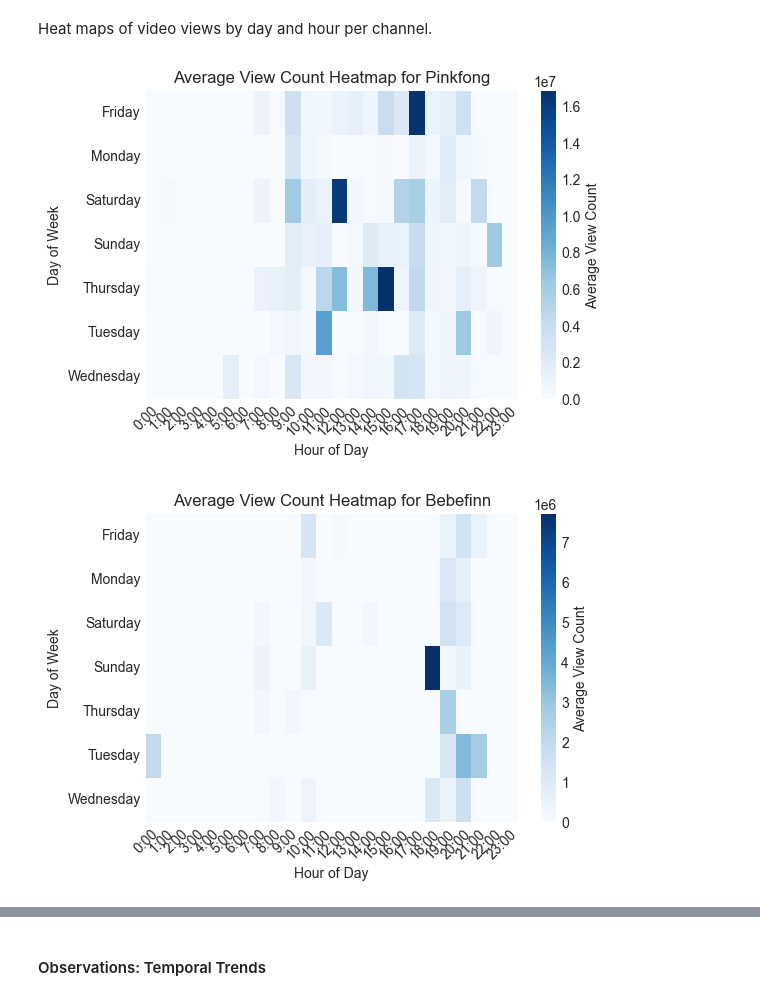
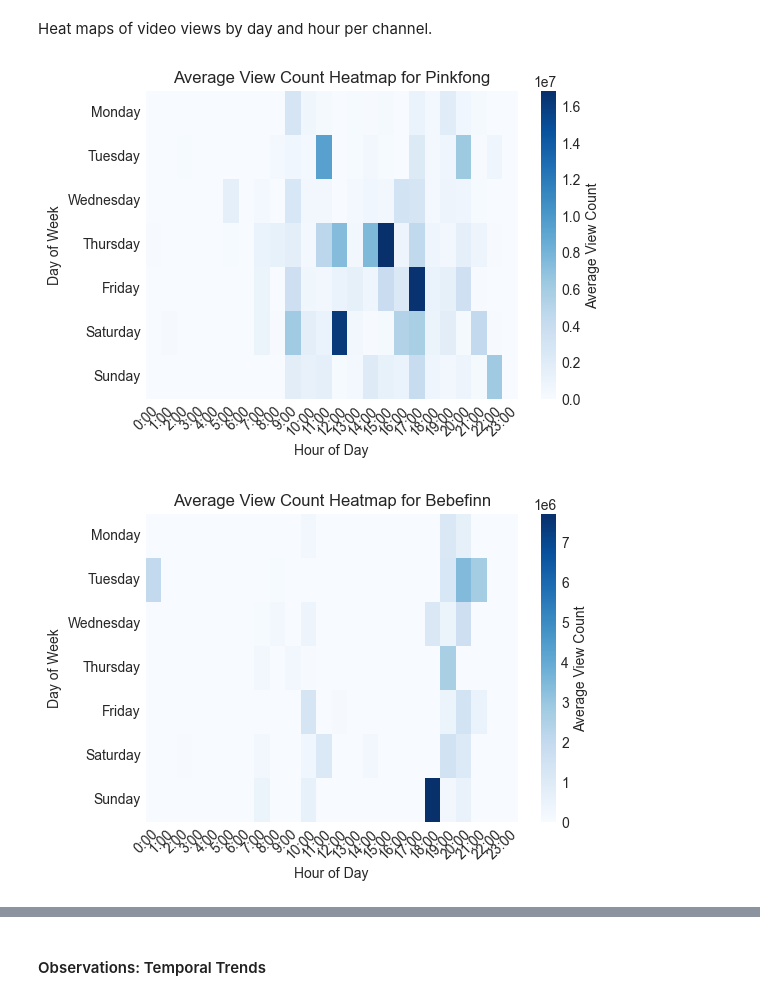
Before and after one commit to betopark97/pinkfong-analysis, a Jupyter notebook: notebooks/2_eda.ipynb, the cells around one changed output, grey strips where cells are left out. Cells and saved outputs as stored; diff of their text form; code cells hidden in the pictures.

Commit message:
Fix order of days for Average View Count Heatmaps

```diff
--- a/notebooks/2_eda.ipynb
+++ b/notebooks/2_eda.ipynb
@@ -539,32 +597,35 @@ grouped = (
 )
 
 # Create a complete grid of all possible day_name and hour combinations
 all_combinations = pd.MultiIndex.from_product(
     [df_temporal_trends['channel_character'].unique(), weekday_order, range(24)],
     names=['channel_character', 'day_of_week', 'hour']
 )
 
 # Reindex the grouped data to include all possible combinations and fill missing with 0
 grouped_full = grouped.set_index(['channel_character', 'day_of_week', 'hour']).reindex(all_combinations, fill_value=0).reset_index()
 
+# Reorder the day_of_week column to ensure proper sorting for the heatmap
+grouped_full['day_of_week'] = pd.Categorical(grouped_full['day_of_week'], categories=weekday_order, ordered=True)
+
 # Create a heatmap for each channel_character
 for channel in df_temporal_trends['channel_character'].unique():
     # Filter data for the current channel
     channel_data = grouped_full[grouped_full['channel_character'] == channel]
 
     # Pivot data to create a matrix for the heatmap
     pivot_table = channel_data.pivot(index='day_of_week', columns='hour', values='view_count').fillna(0)
 
     # Plot the heatmap
     plt.figure(figsize=(6, 4))
     sns.heatmap(pivot_table, cmap='Blues', annot=False, fmt=".0f", cbar_kws={'label': 'Average View Count'})
     plt.title(f"Average View Count Heatmap for {channel}")
     plt.xlabel("Hour of Day")
     plt.ylabel("Day of Week")
     plt.xticks(ticks=range(24), labels=[f"{i}:00" for i in range(24)], rotation=45)
     plt.yticks(rotation=0)  # Ensure day names appear horizontal
     plt.show()
     plt.close()  # Close the current plot before moving to the next one
 # %% [output]
-[figure, old version]
+[figure, new version]
-[figure, old version]
+[figure, new version]
```
Also changed, not shown: parts of 4 cells of this notebook.
